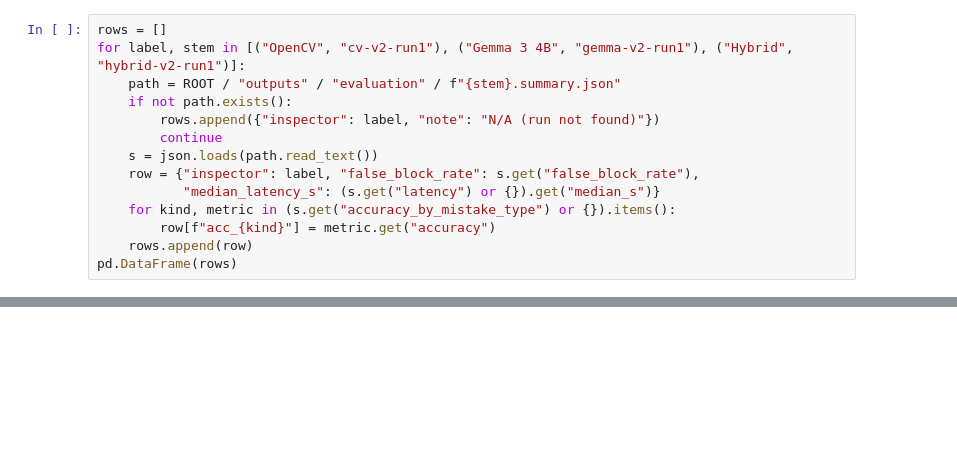
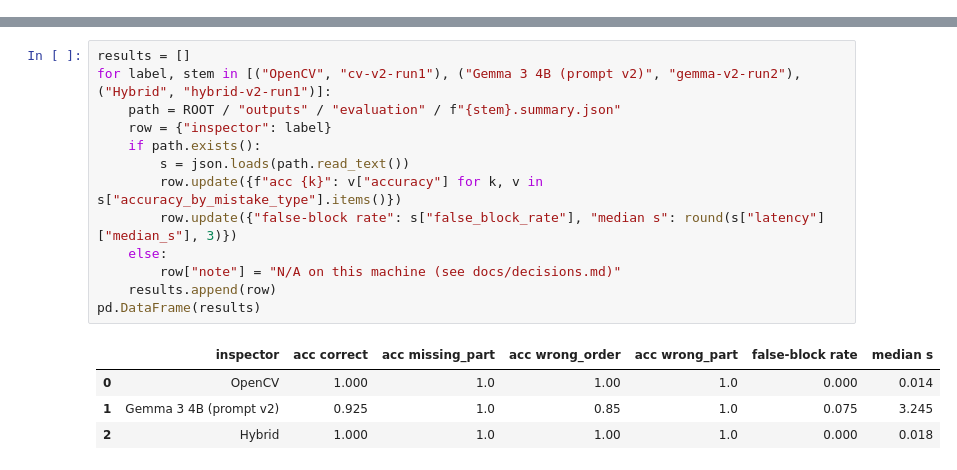
Before and after one commit to OmarElkott/HoloGuide, a Jupyter notebook: notebooks/hologuide_demo.ipynb, the cells around one changed output, grey strips where cells are left out. Saved outputs shown, nothing was run; the diff lists cells and outputs as text; blank space fills up the shorter version.

```diff
--- a/notebooks/hologuide_demo.ipynb
+++ b/notebooks/hologuide_demo.ipynb
@@ -122,14 +135,0 @@ Anything not measured on this machine is shown as N/A, never estimated.
-# %%
-rows = []
-for label, stem in [("OpenCV", "cv-v2-run1"), ("Gemma 3 4B", "gemma-v2-run1"), ("Hybrid", "hybrid-v2-run1")]:
-    path = ROOT / "outputs" / "evaluation" / f"{stem}.summary.json"
-    if not path.exists():
-        rows.append({"inspector": label, "note": "N/A (run not found)"})
-        continue
-    s = json.loads(path.read_text())
-    row = {"inspector": label, "false_block_rate": s.get("false_block_rate"),
-           "median_latency_s": (s.get("latency") or {}).get("median_s")}
-    for kind, metric in (s.get("accuracy_by_mistake_type") or {}).items():
-        row[f"acc_{kind}"] = metric.get("accuracy")
-    rows.append(row)
-pd.DataFrame(rows)
@@ -135,0 +260,18 @@ pd.DataFrame(rows)
+# %%
+results = []
+for label, stem in [("OpenCV", "cv-v2-run1"), ("Gemma 3 4B (prompt v2)", "gemma-v2-run2"), ("Hybrid", "hybrid-v2-run1")]:
+    path = ROOT / "outputs" / "evaluation" / f"{stem}.summary.json"
+    row = {"inspector": label}
+    if path.exists():
+        s = json.loads(path.read_text())
+        row.update({f"acc {k}": v["accuracy"] for k, v in s["accuracy_by_mistake_type"].items()})
+        row.update({"false-block rate": s["false_block_rate"], "median s": round(s["latency"]["median_s"], 3)})
+    else:
+        row["note"] = "N/A on this machine (see docs/decisions.md)"
+    results.append(row)
+pd.DataFrame(results)
+# %% [output]
+|  | inspector | acc correct | acc missing_part | acc wrong_order | acc wrong_part | false-block rate | median s |
+| 0 | OpenCV | 1.000 | 1.0 | 1.00 | 1.0 | 0.000 | 0.014 |
+| 1 | Gemma 3 4B (prompt v2) | 0.925 | 1.0 | 0.85 | 1.0 | 0.075 | 3.245 |
+| 2 | Hybrid | 1.000 | 1.0 | 1.00 | 1.0 | 0.000 | 0.018 |
```
Also changed, not shown: parts of 29 cells of this notebook, 4 other files.
